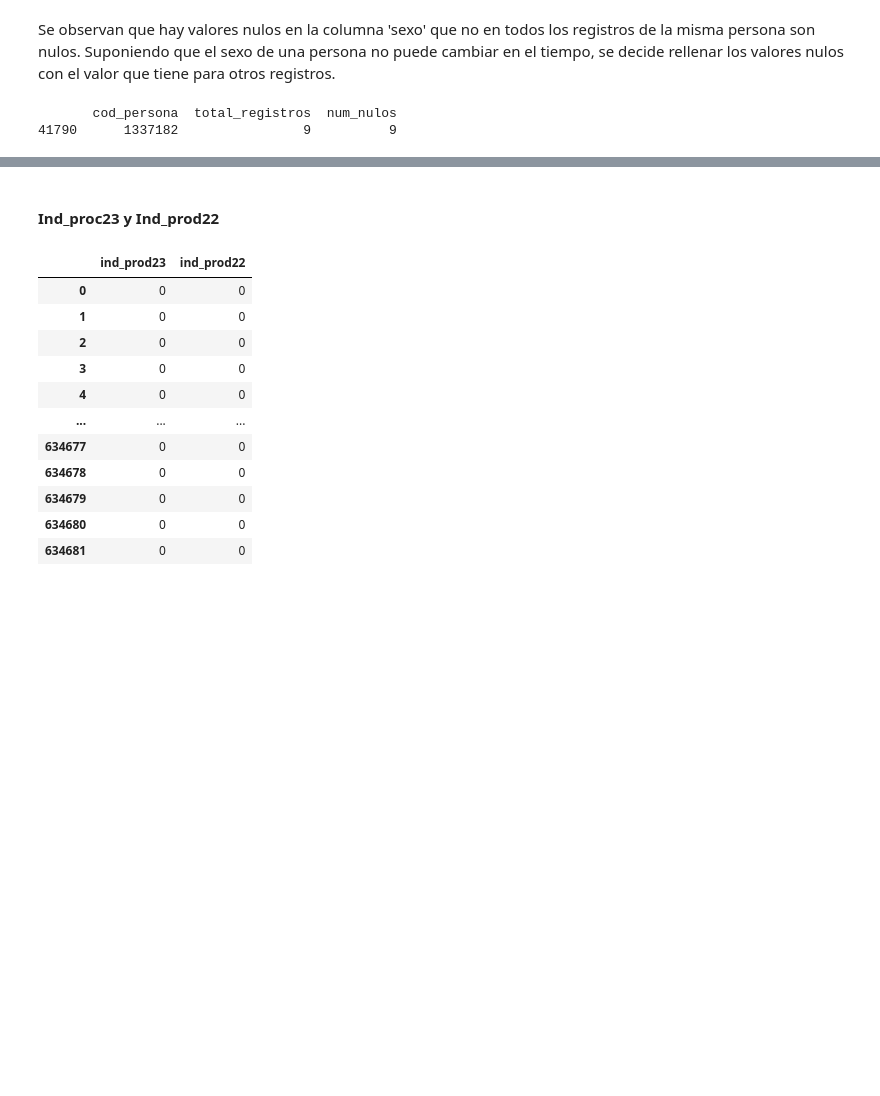
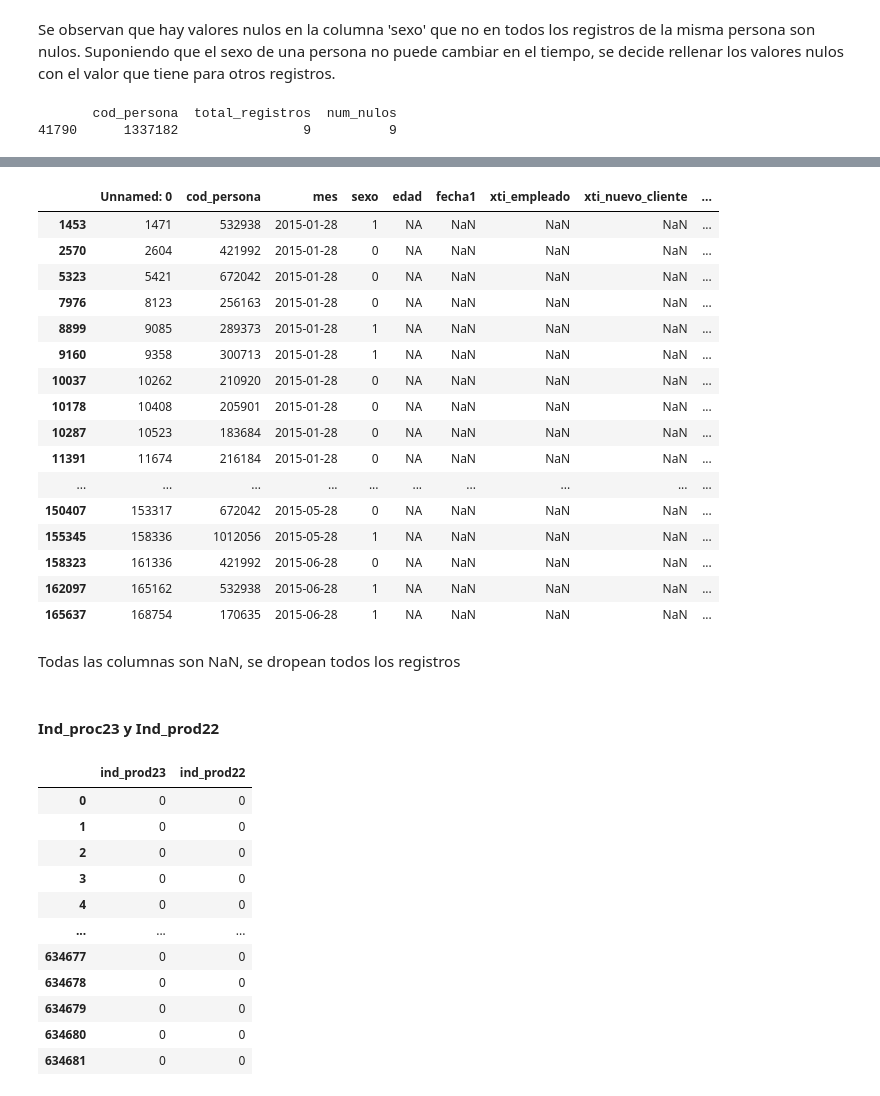
Before and after one commit to pepelopelope/Banking-Product-Recommendations-ML-Project, a Jupyter notebook: Codigo.ipynb, the cells around one changed output, grey strips where cells are left out. Cells and saved outputs as stored; diff of their text form; code cells hidden in the pictures; blank space fills up the shorter version.

Commit message:
Dropea

```diff
--- a/Codigo.ipynb
+++ b/Codigo.ipynb
@@ -299,0 +366,22 @@ Name: count, dtype: int64
+# %%
+dataset[dataset['fecha1'].isnull()]
+# %% [output]
+|  | Unnamed: 0 | cod_persona | mes | sexo | edad | fecha1 | xti_empleado | xti_nuevo_cliente | ... |
+| 1453 | 1471 | 532938 | 2015-01-28 | 1 | NA | NaN | NaN | NaN | ... |
+| 2570 | 2604 | 421992 | 2015-01-28 | 0 | NA | NaN | NaN | NaN | ... |
+| 5323 | 5421 | 672042 | 2015-01-28 | 0 | NA | NaN | NaN | NaN | ... |
+| 7976 | 8123 | 256163 | 2015-01-28 | 0 | NA | NaN | NaN | NaN | ... |
+| 8899 | 9085 | 289373 | 2015-01-28 | 1 | NA | NaN | NaN | NaN | ... |
+| 9160 | 9358 | 300713 | 2015-01-28 | 1 | NA | NaN | NaN | NaN | ... |
+| 10037 | 10262 | 210920 | 2015-01-28 | 0 | NA | NaN | NaN | NaN | ... |
+| 10178 | 10408 | 205901 | 2015-01-28 | 0 | NA | NaN | NaN | NaN | ... |
+| 10287 | 10523 | 183684 | 2015-01-28 | 0 | NA | NaN | NaN | NaN | ... |
+| 11391 | 11674 | 216184 | 2015-01-28 | 0 | NA | NaN | NaN | NaN | ... |
+| ... | ... | ... | ... | ... | ... | ... | ... | ... | ... |
+| 150407 | 153317 | 672042 | 2015-05-28 | 0 | NA | NaN | NaN | NaN | ... |
+| 155345 | 158336 | 1012056 | 2015-05-28 | 1 | NA | NaN | NaN | NaN | ... |
+| 158323 | 161336 | 421992 | 2015-06-28 | 0 | NA | NaN | NaN | NaN | ... |
+| 162097 | 165162 | 532938 | 2015-06-28 | 1 | NA | NaN | NaN | NaN | ... |
+| 165637 | 168754 | 170635 | 2015-06-28 | 1 | NA | NaN | NaN | NaN | ... |
+# %% [markdown]
+Todas las columnas son NaN, se dropean todos los registros
```
Also changed, not shown: parts of 20 cells of this notebook.
